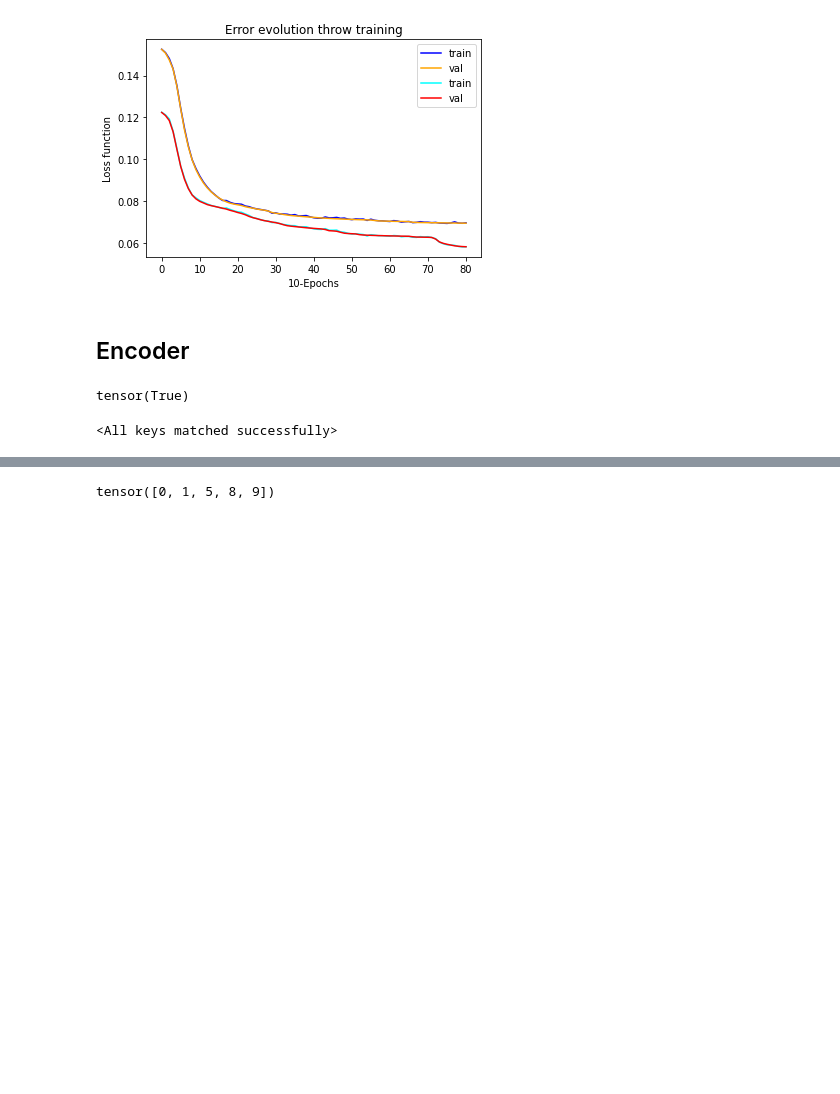
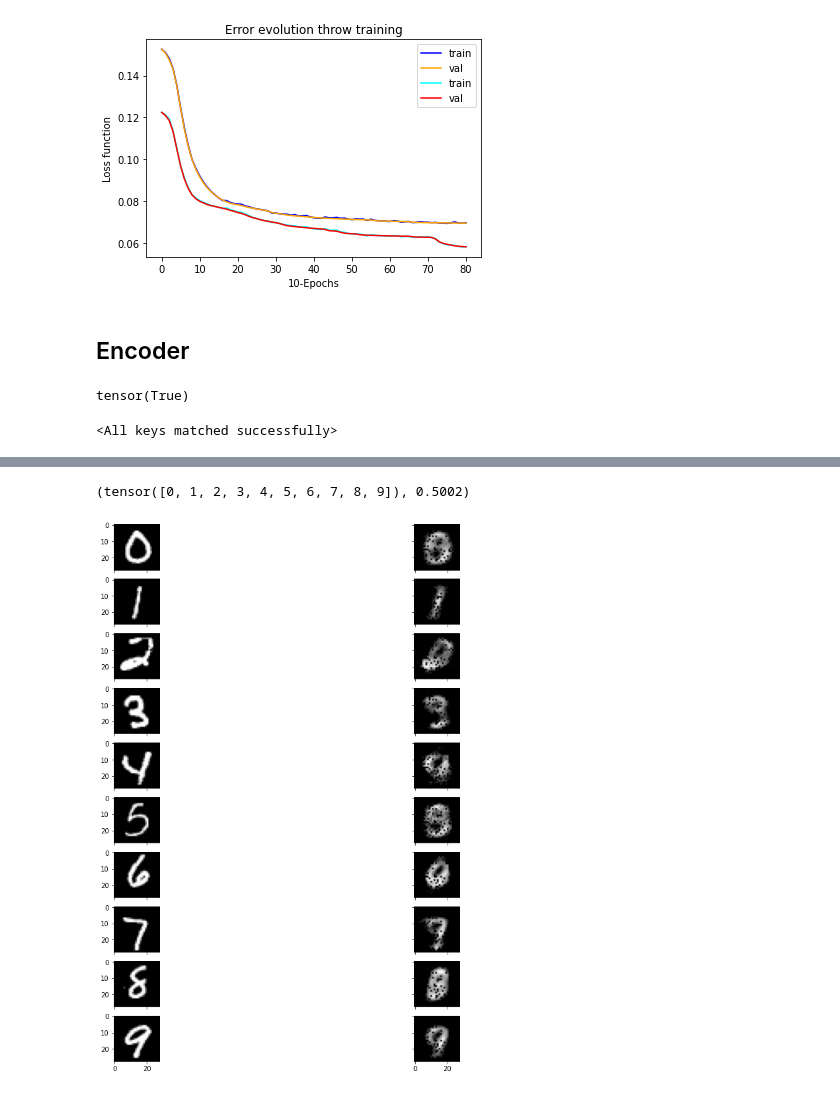
Before and after one commit to Ocean728/mnist_pytorch, a Jupyter notebook: Autoencoder.ipynb, the cells around one changed output, grey strips where cells are left out. Saved outputs shown, nothing was run; the diff lists cells and outputs as text; code cells hidden in the pictures; blank space fills up the shorter version.

```diff
--- a/Autoencoder.ipynb
+++ b/Autoencoder.ipynb
@@ -313,4 +326,10 @@ show(well_encoded_data[10:20],model1,None,reco_bool=False)
-# %%
-well_encoded_digit.unique()
-# %% [output]
-tensor([0, 1, 5, 8, 9])
+# %%
+montage2,well_encoded_data2 , well_encoded_digit2 = get_montage(test_data,test_target,model2,reco)
+# %%
+well_encoded_digit2.unique(), len(well_encoded_data2)/len(test_data)
+# %% [output]
+(tensor([0, 1, 2, 3, 4, 5, 6, 7, 8, 9]), 0.5002)
+# %%
+show(montage2,model2,None,reco_bool=False)
+# %% [output]
+[figure, added]
```
Also changed, not shown: parts of 8 cells of this notebook.
